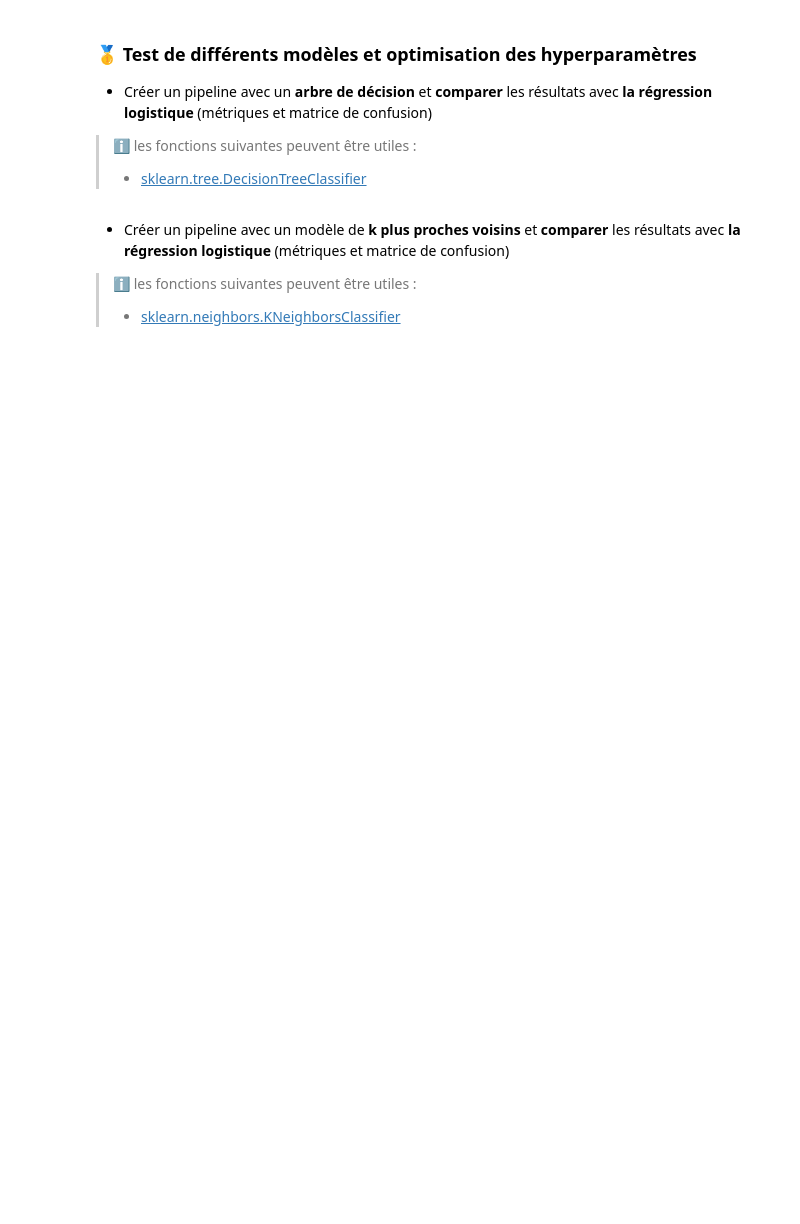
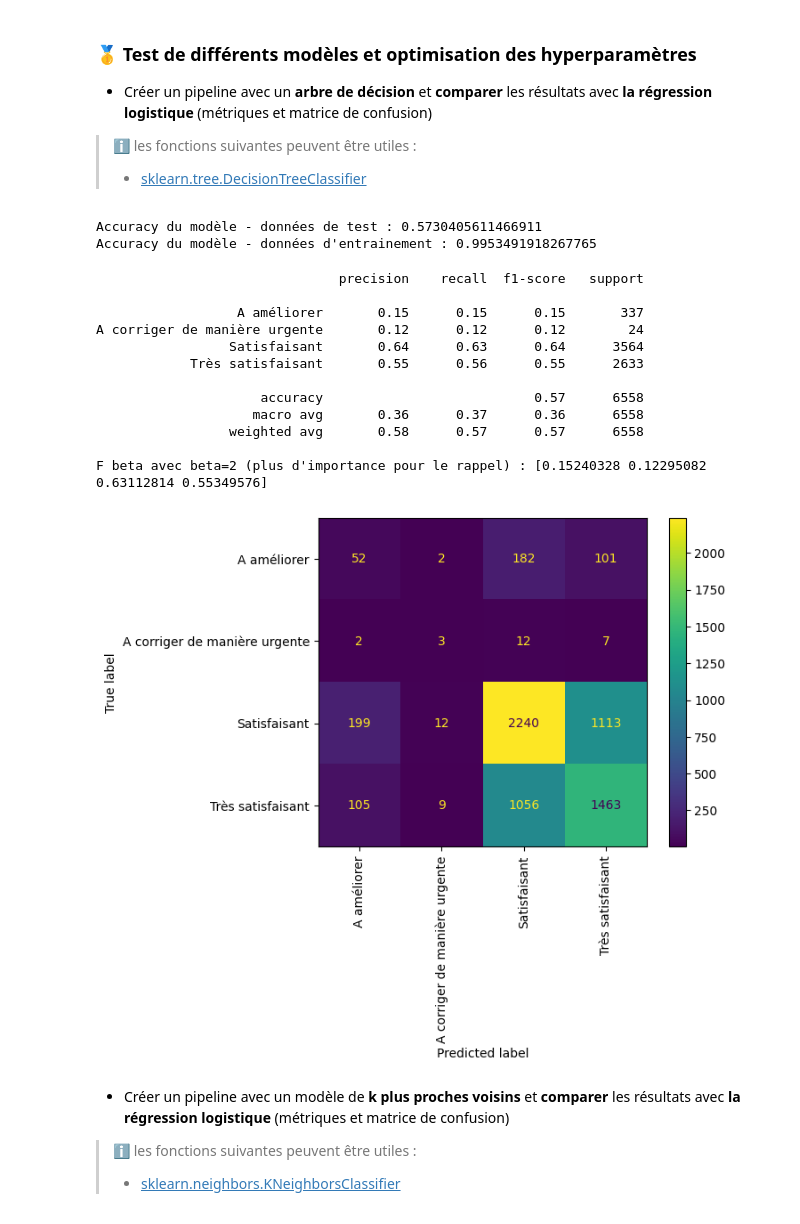
Before and after one commit to Pierre-Loic/Formation-DA-GEM-2022, a Jupyter notebook: Semaine_4_02-01_05-01/Activite_1_classification_corrige.ipynb, the cells around one changed output. Cells and saved outputs as stored; diff of their text form; code cells hidden in the pictures; blank space fills up the shorter version.

Commit message:
ajout corrige du 03/01 16h33

```diff
--- a/Semaine_4_02-01_05-01/Activite_1_classification_corrige.ipynb
+++ b/Semaine_4_02-01_05-01/Activite_1_classification_corrige.ipynb
@@ -616,3 +616,24 @@ F beta avec beta=2 (plus d'importance pour le rappel) : [0.         0.         0
+# %%
+dtree_clf = train_pipeline(DecisionTreeClassifier)
+# %% [output]
+Accuracy du modèle - données de test : 0.5730405611466911
+Accuracy du modèle - données d'entrainement : 0.9953491918267765
+# %%
+show_metrics(dtree_clf)
+# %% [output]
+                               precision    recall  f1-score   support
+
+                  A améliorer       0.15      0.15      0.15       337
+A corriger de manière urgente       0.12      0.12      0.12        24
+                 Satisfaisant       0.64      0.63      0.64      3564
+            Très satisfaisant       0.55      0.56      0.55      2633
+
+                     accuracy                           0.57      6558
+                    macro avg       0.36      0.37      0.36      6558
+                 weighted avg       0.58      0.57      0.57      6558
+
+F beta avec beta=2 (plus d'importance pour le rappel) : [0.15240328 0.12295082 0.63112814 0.55349576]
+[figure, added]
 # %% [markdown]
 - Créer un pipeline avec un modèle de **k plus proches voisins** et **comparer** les résultats avec **la régression logistique** (métriques et matrice de confusion)
 
```
Also changed, not shown: parts of 36 cells of this notebook, 2 other files.
